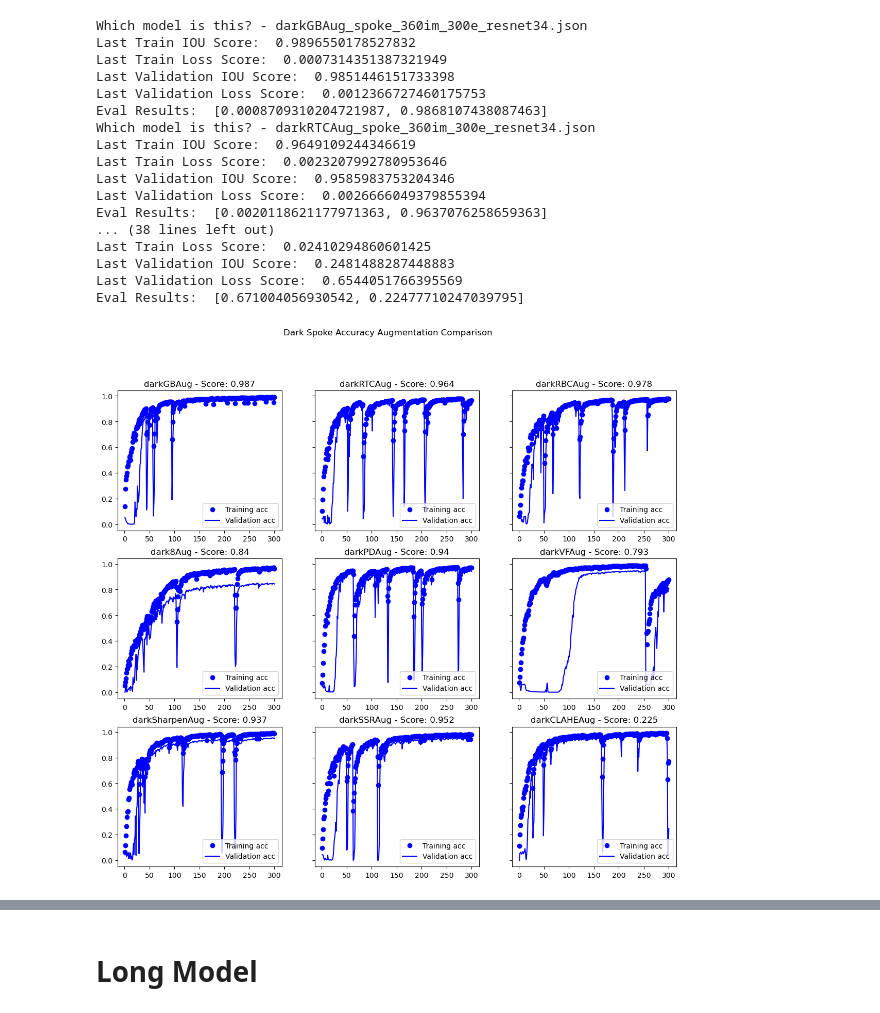
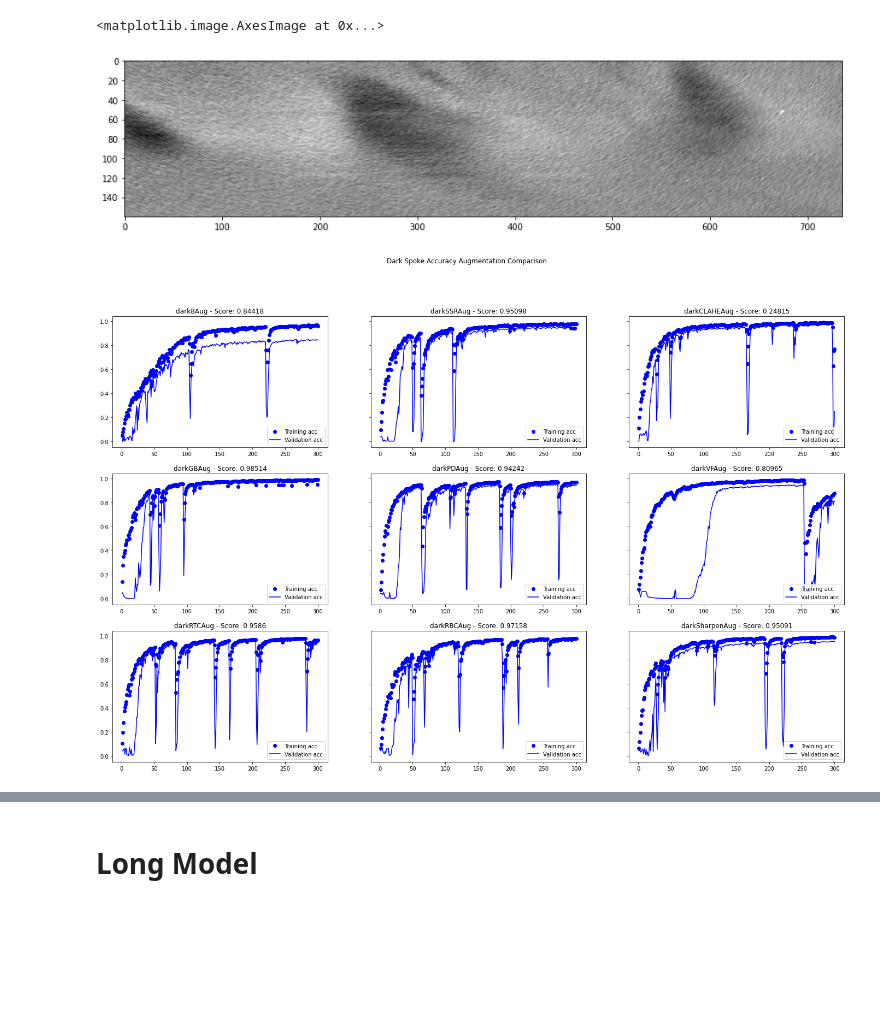
Before and after one commit to Yugadeep/Spokes_ML, a Jupyter notebook: jupyter_testing/augmentation_testing/model_panel.ipynb, the cells around one changed output, grey strips where cells are left out. Cells and saved outputs as stored; diff of their text form; code cells hidden in the pictures; blank space fills up the shorter version.

```diff
--- a/jupyter_testing/augmentation_testing/model_panel.ipynb
+++ b/jupyter_testing/augmentation_testing/model_panel.ipynb
@@ -13,7 +26,7 @@ def display_results(results_path, axs = None):
     with open(results_path) as json_file:
         results = json.load(json_file)
 
-    print("Which model is this? -",results_path.split("/")[-1])
+    # print("Which model is this? -",results_path.split("/")[-1])
     type = results_path.split("/")[-1].split("_")[0]
 
     iou_score = results['iou_score']
@@ -23,7 +36,7 @@ def display_results(results_path, axs = None):
     eval_results = results['eval_results']
 
     # print(max(val_iou_score))
-    print(val_iou_score.index(max(val_iou_score)))
+    # print(val_iou_score.index(max(val_iou_score)))
 
     epochs = range(1, len(iou_score) + 1)
     # plt.figure()
@@ -44,9 +57,16 @@ def display_results(results_path, axs = None):
     # plt.legend()
 
     # plt.show()
-    print("Last Train IOU Score: ",results['iou_score'][-1])
-    print("Last Train Loss Score: ", results['loss'][-1])
-    print("Last Validation IOU Score: ", results['val_iou_score'][-1])
-    print("Last Validation Loss Score: ", results['val_loss'][-1])
-    print("Eval Results: ", results['eval_results'])
+    # print("Last Train IOU Score: ",results['iou_score'][-1])
+    # print("Last Train Loss Score: ", results['loss'][-1])
+    # print("Last Validation IOU Score: ", results['val_iou_score'][-1])
+    # print("Last Validation Loss Score: ", results['val_loss'][-1])
+    # print("Eval Results: ", results['eval_results'])
     json_file.close()
+
+file_pattern = re.compile(r'.*?(\d+).*?')
+def get_order(file):
+    match = file_pattern.match(Path(file).name)
+    if not match:
+        return math.inf
+    return int(match.groups()[0])
@@ -53,30 +94,26 @@ def display_results(results_path, axs = None):
+# %%
+model_paths = glob.glob("models/aug/*_300*.json")
+model_json_paths = model_paths[:-1]
+model_h5_paths = [x.replace(".json", ".h5") for x in model_json_paths]
+# %%
+img_path = "../datasets/dark_spokes_no_training/W1600556078.png"
+img = cv2.imread(img_path, cv2.IMREAD_GRAYSCALE)
+
+plt.figure(figsize = (15,7))
+plt.imshow(img, cmap = "gray")
+# %% [output]
+<matplotlib.image.AxesImage at 0x...>
+[figure, added]
 # %%
-f, axes = plt.subplots(3, 3, sharey=True, figsize=(14,12))
-glob.glob("../models/dark/*.json")
+f, axes = plt.subplots(3, 3, sharey=True, figsize=(24,15))
 axes = axes.flatten()
+# plt.tight_layout()
 f.suptitle("Dark Spoke Accuracy Augmentation Comparison")
 
-for path, axs in zip(glob.glob("../models/dark/*.json"), axes):
+for path, axs in zip(sorted(model_json_paths, key = get_order), axes):
 
-    plot_num = int(f"31{glob.glob('../models/dark/*.json').index(path)}")+1
+    plot_num = int(f"31{model_json_paths.index(path)}")+1
     display_results(path, axs)
 plt.show()
 # %% [output]
-Which model is this? - darkGBAug_spoke_360im_300e_resnet34.json
-Last Train IOU Score:  0.9896550178527832
-Last Train Loss Score:  0.0007314351387321949
-Last Validation IOU Score:  0.9851446151733398
-Last Validation Loss Score:  0.0012366727460175753
-Eval Results:  [0.0008709310204721987, 0.9868107438087463]
-Which model is this? - darkRTCAug_spoke_360im_300e_resnet34.json
-Last Train IOU Score:  0.9649109244346619
-Last Train Loss Score:  0.0023207992780953646
-Last Validation IOU Score:  0.9585983753204346
-Last Validation Loss Score:  0.0026666049379855394
-Eval Results:  [0.0020118621177971363, 0.9637076258659363]
-... (38 lines left out)
-Last Train Loss Score:  0.02410294860601425
-Last Validation IOU Score:  0.2481488287448883
-Last Validation Loss Score:  0.6544051766395569
-Eval Results:  [0.671004056930542, 0.22477710247039795]
-[figure, old version]
+[figure, new version]
```
Also changed, not shown: parts of 9 cells of this notebook, 4 other files.
